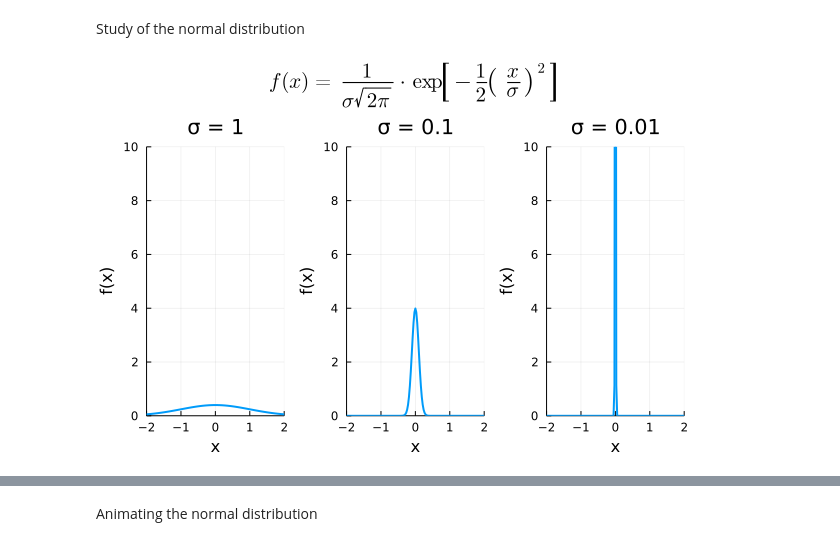
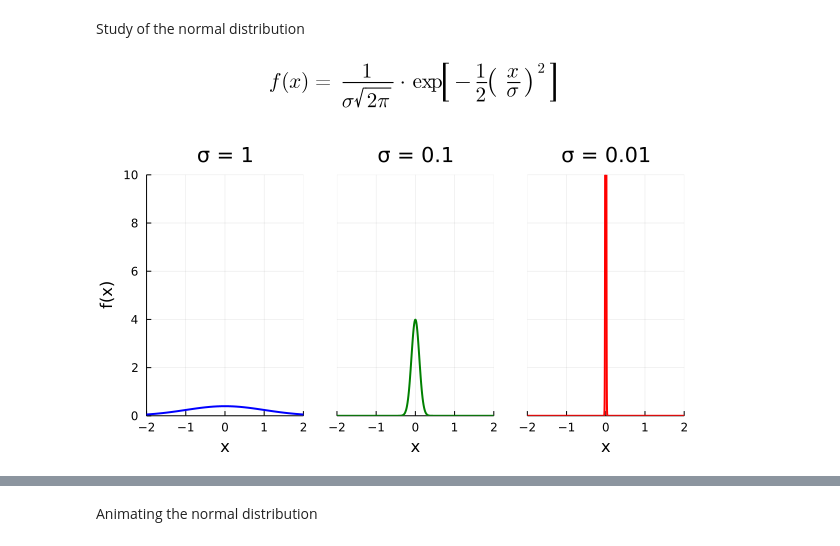
Before and after one commit to MateusGarciaRodolfo/random_coding, a Jupyter notebook: dirac_delta_function.ipynb, the cells around one changed output, grey strips where cells are left out. Cells and saved outputs as stored; diff of their text form; code cells hidden in the pictures.

```diff
--- a/dirac_delta_function.ipynb
+++ b/dirac_delta_function.ipynb
@@ -22,15 +22,13 @@ using Plots;
 gr();
 using LaTeXStrings;
 # %%
-function makePlot()
-    title = plot(title=L"f(x) = \frac{1}{\sigma\sqrt{2 \pi}} \cdot \textrm{exp}\left[-\frac{1}{2}\left({\frac{x}{\sigma}}\right)^{2}\right]", grid=false, yticks=false, xticks=false, axis=false, bottom_margin=0Plots.px)
-    p1 = plot(x -> f(1, 0, x), range(-2, 2, length=151), xlims=(-2, 2), ylims=(0, 10), legend=false, linewidth=2, xlabel="x", ylabel="f(x)", title="σ = 1")
-    p2 = plot(x -> f(0.1, 0, x), range(-2, 2, length=151), xlims=(-2, 2), ylims=(0, 10), legend=false, linewidth=2, xlabel="x", ylabel="f(x)", title="σ = 0.1")
-    p3 = plot(x -> f(0.01, 0, x), range(-2, 2, length=151), xlims=(-2, 2), ylims=(0, 10), legend=false, linewidth=2, xlabel="x", ylabel="f(x)", title="σ = 0.01")
+title = plot(title=L"f(x) = \frac{1}{\sigma\sqrt{2 \pi}} \cdot \textrm{exp}\left[-\frac{1}{2}\left({\frac{x}{\sigma}}\right)^{2}\right]", grid=false, ticks=false, axis=false)
 
-    plot(title, p1, p2, p3, layout=@layout([A{0.01h}; [B C D]]))
-end
+p1 = plot(x -> f(1, 0, x), -2, 2, xlims=(-2, 2), ylims=(0, 10), legend=false, linewidth=2, xlabel="x", ylabel="f(x)", title="σ = 1", color=:blue)
+p2 = plot(x -> f(0.1, 0, x), -2, 2, xlims=(-2, 2), ylims=(0, 10), legend=false, linewidth=2, xlabel="x", yaxis=false, yformatter=_ -> "", title="σ = 0.1", color=:green)
+p3 = plot(x -> f(0.01, 0, x), -2, 2, xlims=(-2, 2), ylims=(0, 10), legend=false, linewidth=2, xlabel="x", yaxis=false, yformatter=_ -> "", title="σ = 0.01", color=:red)
+curve_plots = plot(p1, p2, p3, layout=(1, 3))
 
-makePlot()
+plot(title, curve_plots, layout=grid(2, 1, heights=[0.1, 0.9]))
 # %% [output]
-[figure, old version]
+[figure, new version]
```
Also changed, not shown: parts of 3 cells of this notebook.
